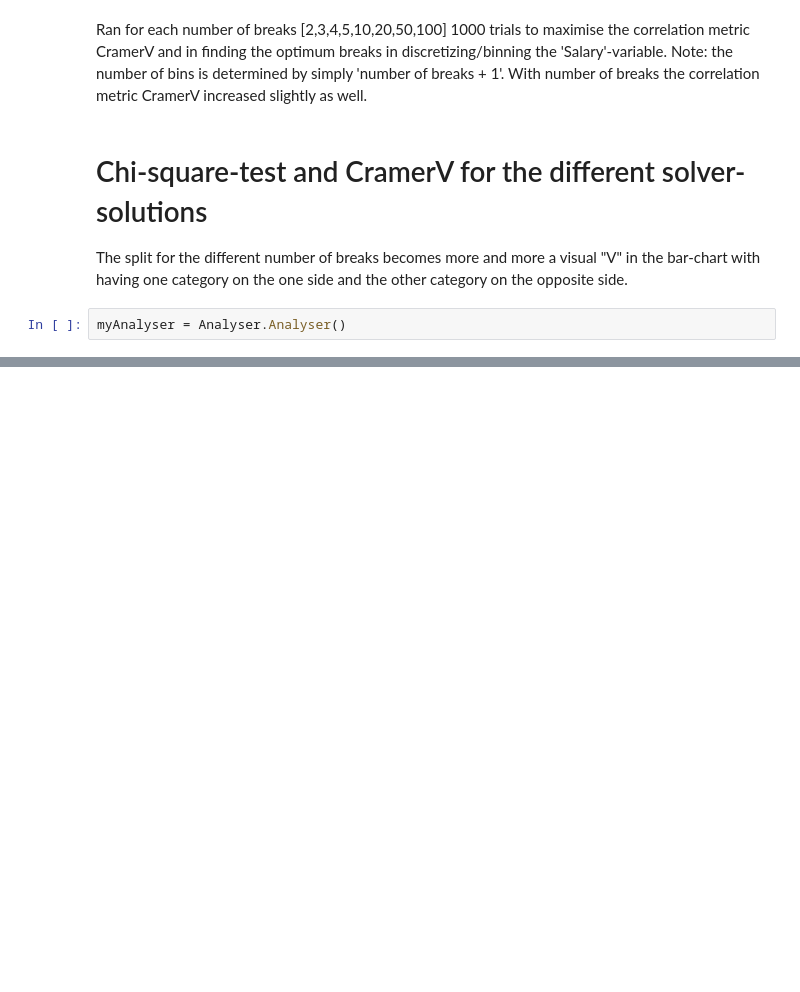
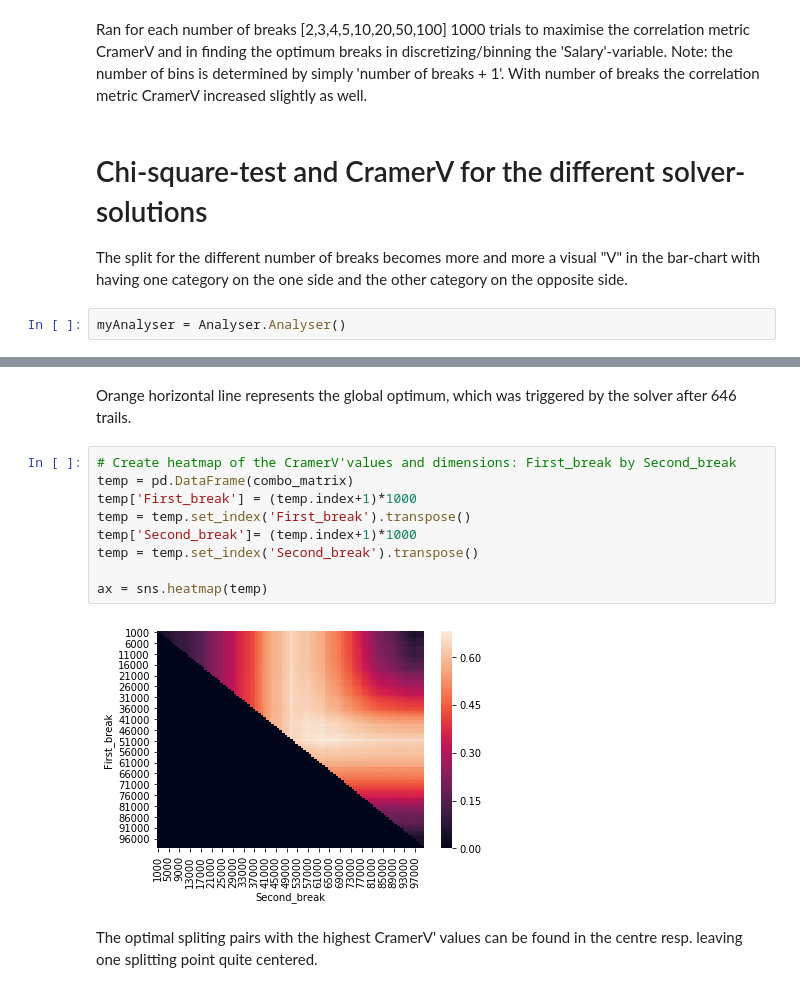
Before and after one commit to Gordi33/Statistical-Analysis, a Jupyter notebook: Categorising-under-maximising-CramerV-using-HyperOpt.ipynb, the cells around one changed output, grey strips where cells are left out. Saved outputs shown, nothing was run; the diff lists cells and outputs as text; blank space fills up the shorter version.

```diff
--- a/Categorising-under-maximising-CramerV-using-HyperOpt.ipynb
+++ b/Categorising-under-maximising-CramerV-using-HyperOpt.ipynb
@@ -215,0 +310,15 @@ myAnalyser.chi_squared_test(df['Clicked'], df['Salary_cat'],101)[16]
+# %% [markdown]
+Orange horizontal line represents the global optimum, which was triggered by the solver after 646 trails.
+# %%
+# Create heatmap of the CramerV'values and dimensions: First_break by Second_break
+temp = pd.DataFrame(combo_matrix)
+temp['First_break'] = (temp.index+1)*1000
+temp = temp.set_index('First_break').transpose()
+temp['Second_break']= (temp.index+1)*1000
+temp = temp.set_index('Second_break').transpose()
+
+ax = sns.heatmap(temp)
+# %% [output]
+[figure, added]
+# %% [markdown]
+The optimal spliting pairs with the highest CramerV' values  can be found in the centre resp. leaving one splitting point quite centered.
```
Also changed, not shown: parts of 37 cells of this notebook, 2 other files.
